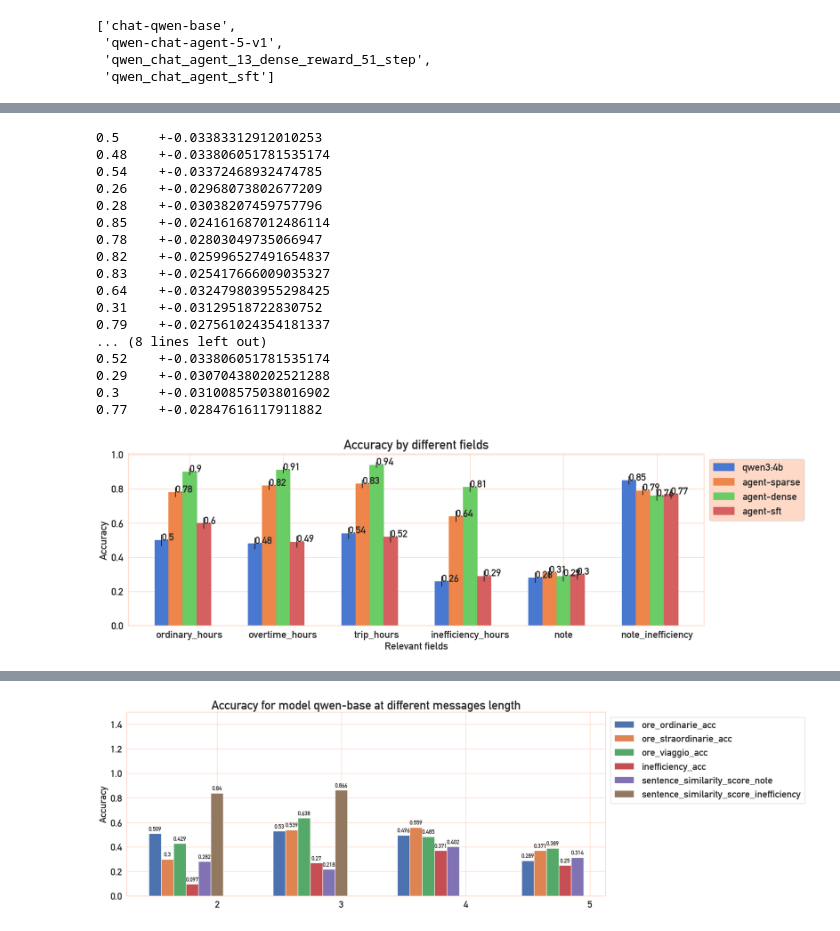
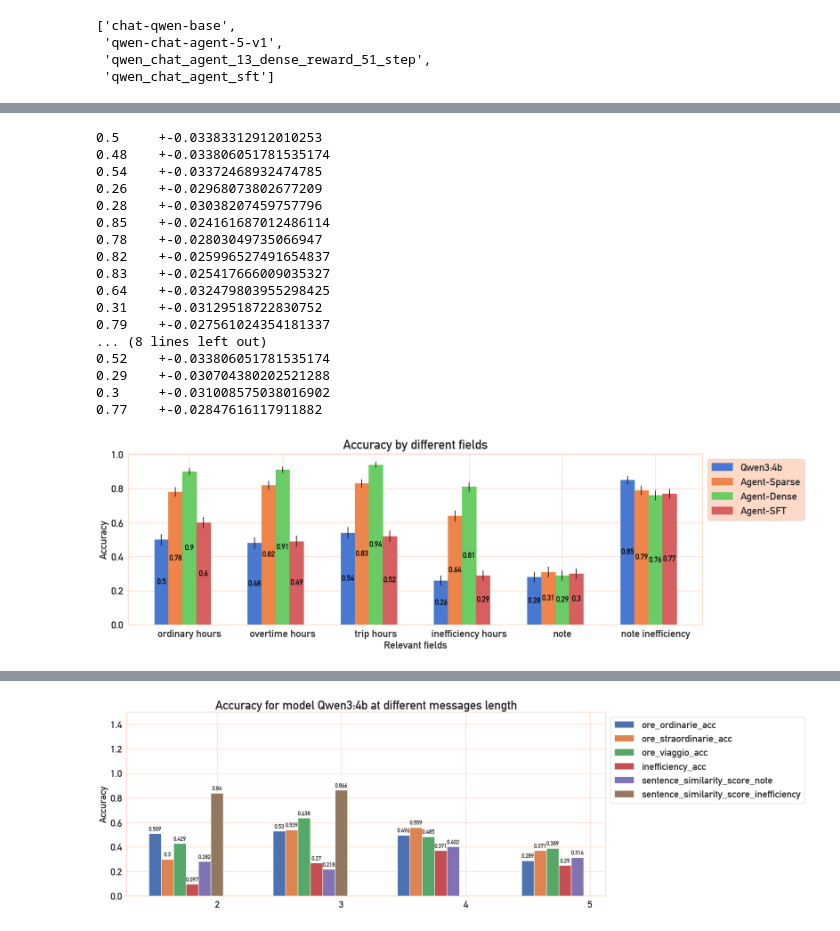
Before and after one commit to Rdm-Nico/SitiBTAgent, a Jupyter notebook: visualization/test_dense_reward.ipynb, the cells around one changed output, grey strips where cells are left out. Drawn from its saved outputs; the diff is of its cells as text; code cells hidden in the pictures.

```diff
--- a/visualization/test_dense_reward.ipynb
+++ b/visualization/test_dense_reward.ipynb
@@ -31,7 +31,7 @@ df['model'].unique()
 Length: 20, dtype: str
 # %%
 sns.set_theme(style="darkgrid")
-colors = edgecolors = sns.color_palette("flare")
+colors = edgecolors = sns.color_palette("muted")
 
 # global attribute
 # per le lettere
@@ -53,7 +53,7 @@ plt.rcParams["axes.edgecolor"] = "#fed0bb"
 # %%
 target ='base|qwen-chat-agent-5-v1|qwen_chat_agent_13_dense_reward_51_step|qwen_chat_agent_sft'
 models = list(df[df['model'].str.contains(target)]['model'].unique())
-labels = ['qwen3:4b','agent-sparse','agent-dense','agent-sft']
+labels = ['Qwen3:4b','Agent-Sparse','Agent-Dense','Agent-SFT']
 models
 # %% [output]
 ['chat-qwen-base',
@@ -148,7 +197,7 @@ def add_labels(labels, vals):
 
 fig, ax = plt.subplots(figsize=(20, 6))
 
-fields=['ordinary_hours', 'overtime_hours', 'trip_hours','inefficiency_hours','note','note_inefficiency']
+fields=['ordinary hours', 'overtime hours', 'trip hours','inefficiency hours','note','note inefficiency']
 columns = ['ore_ordinarie_acc', 'ore_straordinarie_acc', 'ore_viaggio_acc','inefficiency_acc','sentence_similarity_score_note','sentence_similarity_score_inefficiency']
 x = np.arange(len(fields))  # the label locations
 width = 0.15  # the width of the bars
@@ -174,36 +223,36 @@ for model,label,color in zip(models,labels,colors):
 
     offset = width * multiplier
 
-    ax.bar(x + offset,media_group, width, yerr=CI_group, label=label,color=color, edgecolor=color)
-    add_labels(x + offset,media_group)
+    rects = ax.bar(x + offset,media_group, width, yerr=CI_group, label=label,color=color, edgecolor=color)
+    ax.bar_label(rects, padding=1, label_type='center',color="black",size=15, weight="bold")
     multiplier += 1
     ax.set_title(f"Accuracy by different fields", pad=10)
     ax.set_xlabel("Relevant fields")
     offset = width * 2
     ax.set_xticks(x + offset, fields)
     ax.set_ylabel("Accuracy")
     ax.legend(loc="upper left", bbox_to_anchor=(1, 1),frameon=True,facecolor="#fed0bb")
 
 plt.show()
 # %% [output]
 0.5     +-0.03383312912010253
 0.48    +-0.033806051781535174
 0.54    +-0.03372468932474785
 0.26    +-0.02968073802677209
 0.28    +-0.03038207459757796
 0.85    +-0.024161687012486114
 0.78    +-0.02803049735066947
 0.82    +-0.025996527491654837
 0.83    +-0.025417666009035327
 0.64    +-0.032479803955298425
 0.31    +-0.03129518722830752
 0.79    +-0.027561024354181337
 ... (8 lines left out)
 0.52    +-0.033806051781535174
 0.29    +-0.030704380202521288
 0.3     +-0.031008575038016902
 0.77    +-0.02847616117911882
-[figure, old version]
+[figure, new version]
 # %%
 # chart per il display tot per ogni misurazione
 # accuracy a tipi di schema
```
Also changed, not shown: parts of 5 cells of this notebook, 4 other files.
